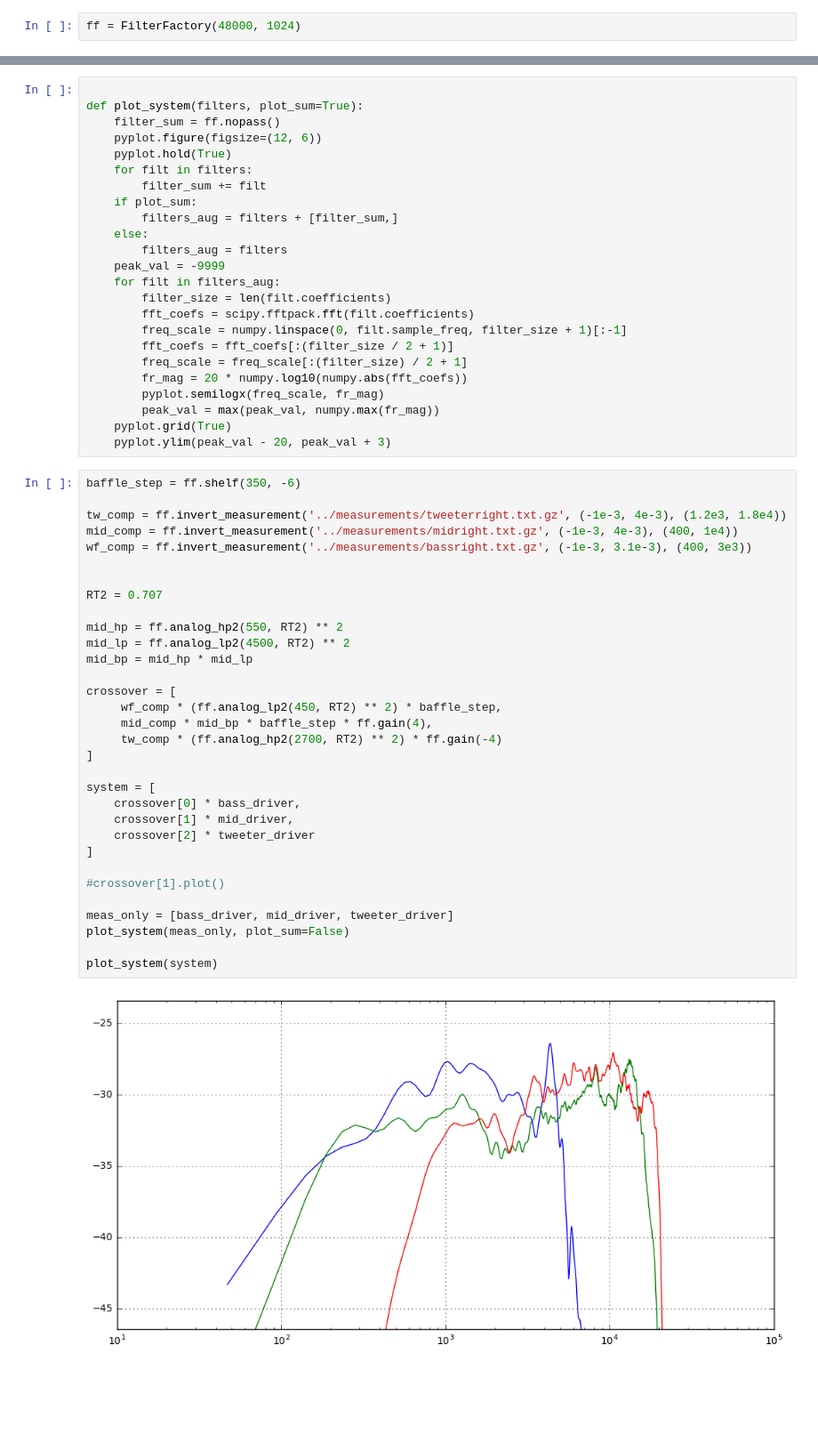
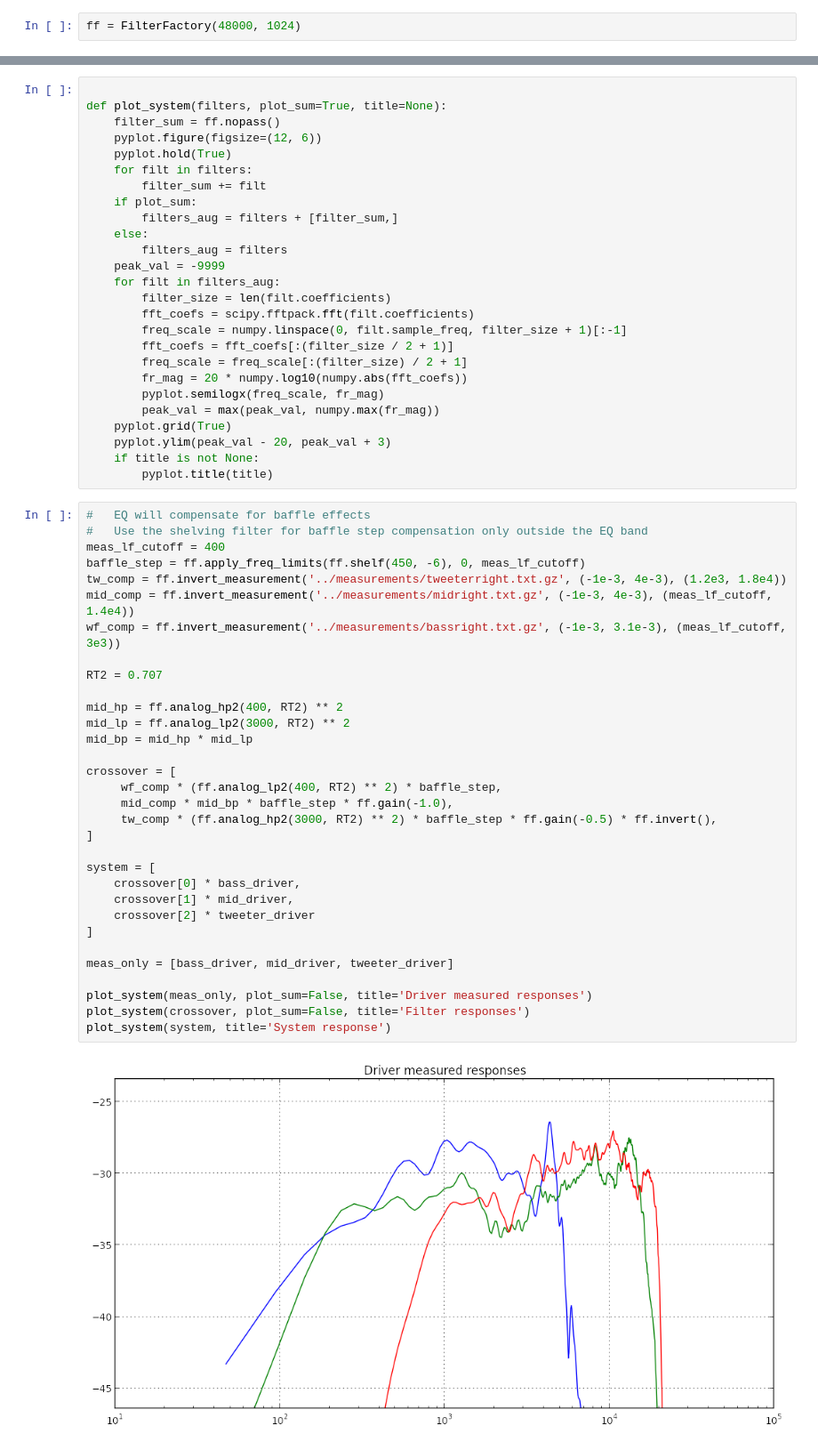
Before and after one commit to axiak/speakers, a Jupyter notebook: notebooks/Crossover Deisgn.ipynb, the cells around one changed output, grey strips where cells are left out. Shown: that part at 89% size. Cells and saved outputs as stored; diff of their text form; blank space fills up the shorter version.

Commit message:
Update crossover design notebook with this methodology

```diff
--- a/notebooks/Crossover Deisgn.ipynb
+++ b/notebooks/Crossover Deisgn.ipynb
@@ -30,6 +30,6 @@ Please close figure window to continue
 # %%
 
-def plot_system(filters, plot_sum=True):
+def plot_system(filters, plot_sum=True, title=None):
     filter_sum = ff.nopass()
     pyplot.figure(figsize=(12, 6))
     pyplot.hold(True)
@@ -51,37 +51,39 @@ def plot_system(filters, plot_sum=True):
         peak_val = max(peak_val, numpy.max(fr_mag))
     pyplot.grid(True)
     pyplot.ylim(peak_val - 20, peak_val + 3)
+    if title is not None:
+        pyplot.title(title)
 # %%
-baffle_step = ff.shelf(350, -6)
-
+#   EQ will compensate for baffle effects
+#   Use the shelving filter for baffle step compensation only outside the EQ band
+meas_lf_cutoff = 400
+baffle_step = ff.apply_freq_limits(ff.shelf(450, -6), 0, meas_lf_cutoff)
 tw_comp = ff.invert_measurement('../measurements/tweeterright.txt.gz', (-1e-3, 4e-3), (1.2e3, 1.8e4))
-mid_comp = ff.invert_measurement('../measurements/midright.txt.gz', (-1e-3, 4e-3), (400, 1e4))
-wf_comp = ff.invert_measurement('../measurements/bassright.txt.gz', (-1e-3, 3.1e-3), (400, 3e3))
-
+mid_comp = ff.invert_measurement('../measurements/midright.txt.gz', (-1e-3, 4e-3), (meas_lf_cutoff, 1.4e4))
+wf_comp = ff.invert_measurement('../measurements/bassright.txt.gz', (-1e-3, 3.1e-3), (meas_lf_cutoff, 3e3))
 
 RT2 = 0.707
 
-mid_hp = ff.analog_hp2(550, RT2) ** 2
-mid_lp = ff.analog_lp2(4500, RT2) ** 2
+mid_hp = ff.analog_hp2(400, RT2) ** 2
+mid_lp = ff.analog_lp2(3000, RT2) ** 2
 mid_bp = mid_hp * mid_lp
 
 crossover = [
-     wf_comp * (ff.analog_lp2(450, RT2) ** 2) * baffle_step,
-     mid_comp * mid_bp * baffle_step * ff.gain(4),
-     tw_comp * (ff.analog_hp2(2700, RT2) ** 2) * ff.gain(-4)
+     wf_comp * (ff.analog_lp2(400, RT2) ** 2) * baffle_step,
+     mid_comp * mid_bp * baffle_step * ff.gain(-1.0),
+     tw_comp * (ff.analog_hp2(3000, RT2) ** 2) * baffle_step * ff.gain(-0.5) * ff.invert(),
 ]
 
 system = [
     crossover[0] * bass_driver,
     crossover[1] * mid_driver,
     crossover[2] * tweeter_driver
 ]
 
-#crossover[1].plot()
+meas_only = [bass_driver, mid_driver, tweeter_driver]
 
-meas_only = [bass_driver, mid_driver, tweeter_driver]
-plot_system(meas_only, plot_sum=False)
-
-plot_system(system)
+plot_system(meas_only, plot_sum=False, title='Driver measured responses')
+plot_system(crossover, plot_sum=False, title='Filter responses')
+plot_system(system, title='System response')
 # %% [output]
-[figure, old version]
+[figure, new version]
```
Also changed, not shown: parts of 3 cells of this notebook.
